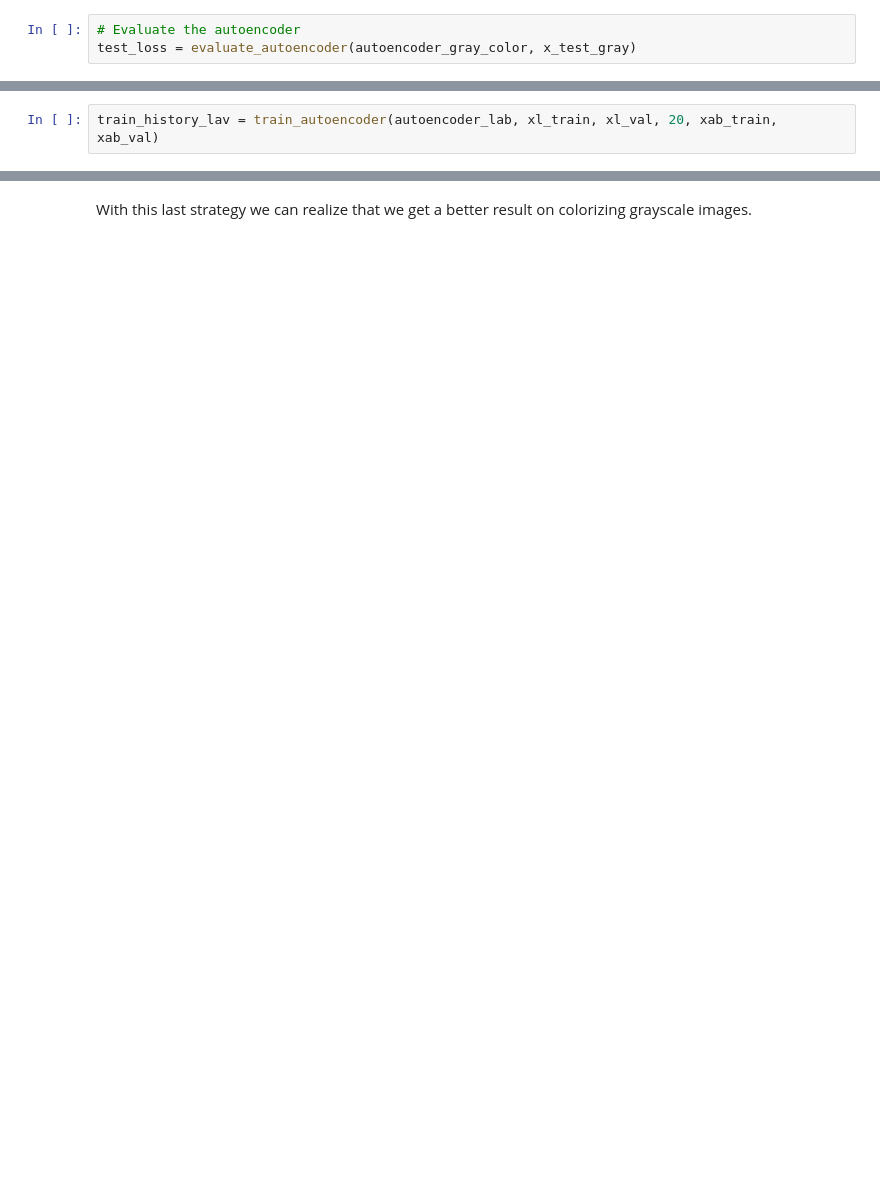
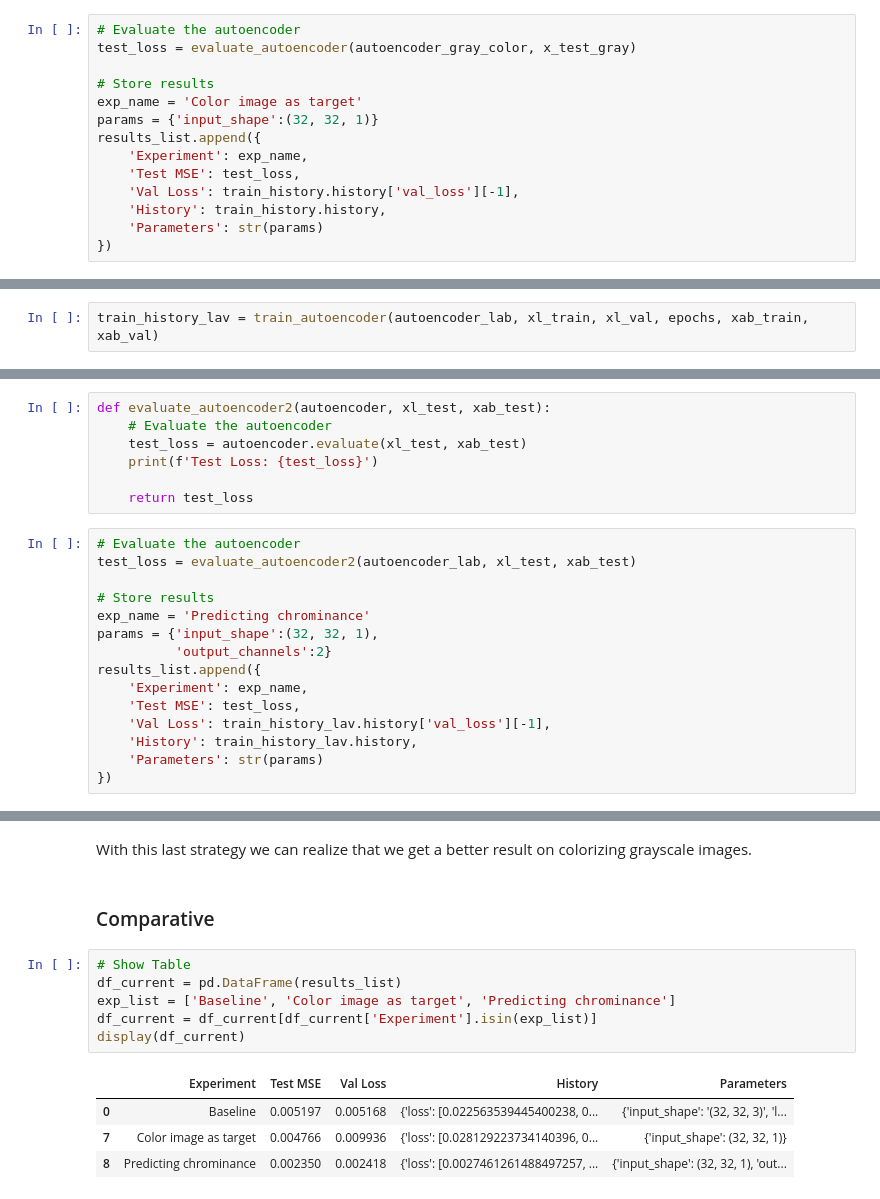
Before and after one commit to yadderace/ai-labs, a Jupyter notebook: advanced_ml/assignments/assignment2/autoencoders.ipynb, the cells around one changed output, grey strips where cells are left out. Drawn from its saved outputs; the diff is of its cells as text; blank space fills up the shorter version.

```diff
--- a/advanced_ml/assignments/assignment2/autoencoders.ipynb
+++ b/advanced_ml/assignments/assignment2/autoencoders.ipynb
@@ -971,4 +887,15 @@ Epoch 20/20
 # %%
 # Evaluate the autoencoder
 test_loss = evaluate_autoencoder(autoencoder_gray_color, x_test_gray)
+
+# Store results
+exp_name = 'Color image as target'
+params = {'input_shape':(32, 32, 1)}
+results_list.append({
+    'Experiment': exp_name,
+    'Test MSE': test_loss,
+    'Val Loss': train_history.history['val_loss'][-1],
+    'History': train_history.history,
+    'Parameters': str(params)
+})
 # %% [output]
@@ -1024,6 +951,6 @@ Model: "functional_6"
 # %% [markdown]
 For the training step we will set that luminance values (xl_train) will be used as input of the autoencoder, and chrominance values (xab_train) will be used as target. For validation set we applied the same transformation.
 # %%
-train_history_lav = train_autoencoder(autoencoder_lab, xl_train, xl_val, 20, xab_train, xab_val)
+train_history_lav = train_autoencoder(autoencoder_lab, xl_train, xl_val, epochs, xab_train, xab_val)
 # %% [output]
 Epoch 1/20
@@ -1045,0 +973,22 @@ Epoch 20/20
+# %%
+def evaluate_autoencoder2(autoencoder, xl_test, xab_test):
+    # Evaluate the autoencoder
+    test_loss = autoencoder.evaluate(xl_test, xab_test)
+    print(f'Test Loss: {test_loss}')
+
+    return test_loss
+# %%
+# Evaluate the autoencoder
+test_loss = evaluate_autoencoder2(autoencoder_lab, xl_test, xab_test)
+
+# Store results
+exp_name = 'Predicting chrominance'
+params = {'input_shape':(32, 32, 1),
+          'output_channels':2}
+results_list.append({
+    'Experiment': exp_name,
+    'Test MSE': test_loss,
+    'Val Loss': train_history_lav.history['val_loss'][-1],
+    'History': train_history_lav.history,
+    'Parameters': str(params)
+})
@@ -1058,2 +1011,15 @@ plot_lab_images(autoencoder_lab, x_test)
 # %% [markdown]
 With this last strategy we can realize that we get a better result on colorizing grayscale images.
+# %% [markdown]
+### Comparative
+# %%
+# Show Table
+df_current = pd.DataFrame(results_list)
+exp_list = ['Baseline', 'Color image as target', 'Predicting chrominance']
+df_current = df_current[df_current['Experiment'].isin(exp_list)]
+display(df_current)
+# %% [output]
+|  | Experiment | Test MSE | Val Loss | History | Parameters |
+| 0 | Baseline | 0.005197 | 0.005168 | {'loss': [0.022563539445400238, 0... | {'input_shape': '(32, 32, 3)', 'l... |
+| 7 | Color image as target | 0.004766 | 0.009936 | {'loss': [0.028129223734140396, 0... | {'input_shape': (32, 32, 1)} |
+| 8 | Predicting chrominance | 0.002350 | 0.002418 | {'loss': [0.0027461261488497257, ... | {'input_shape': (32, 32, 1), 'out... |
```
Also changed, not shown: parts of 27 cells of this notebook, 2 other files.
